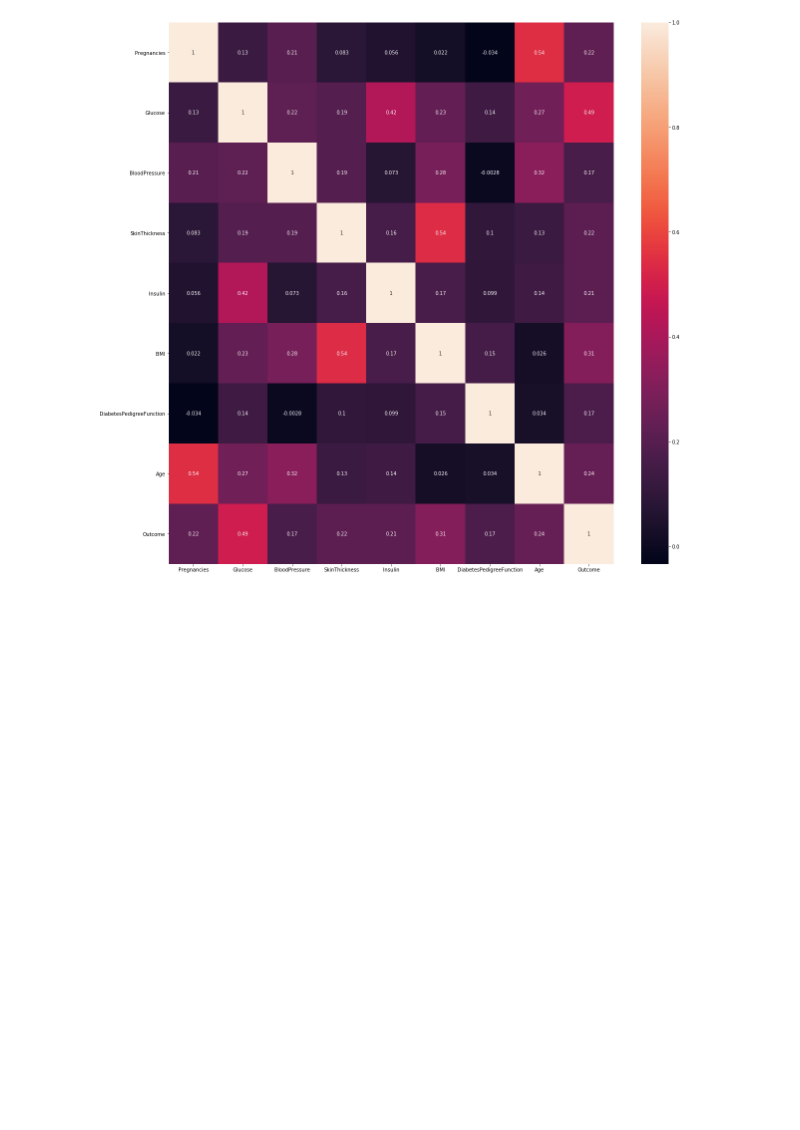
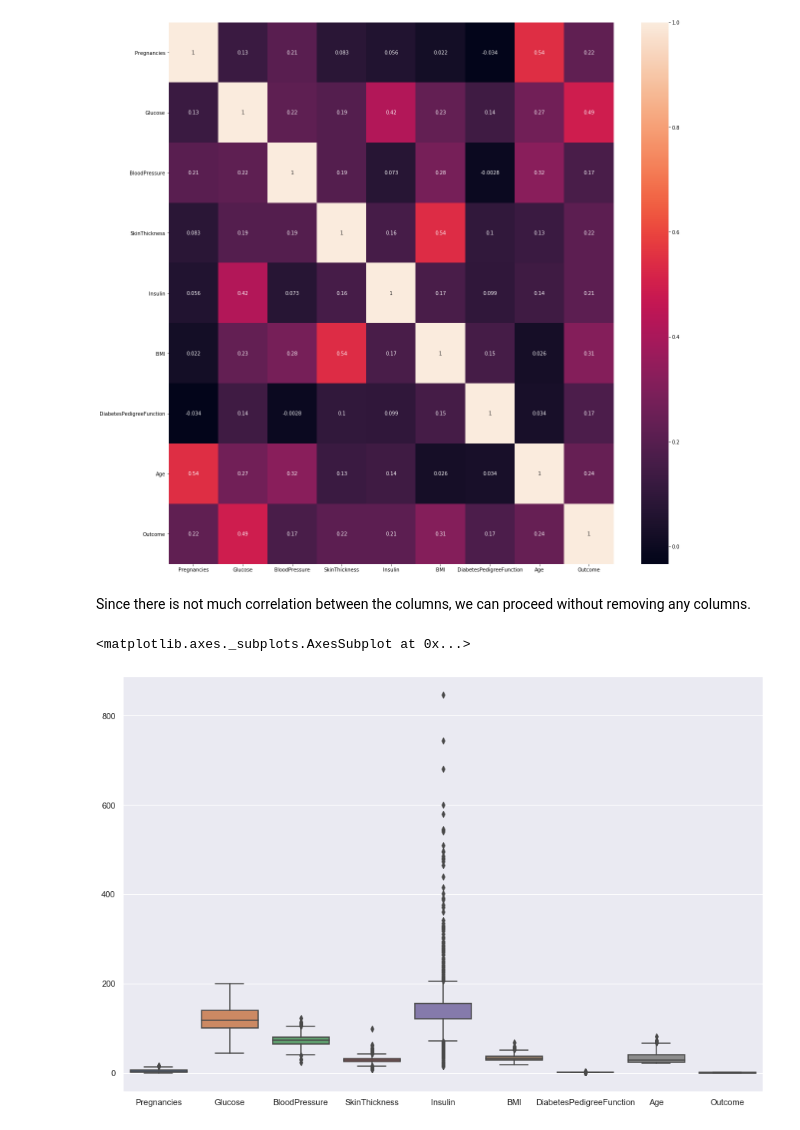
Before and after one commit to hiteshahuja23/Diabetes-Prediction, a Jupyter notebook: Model Building.ipynb, the cells around one changed output. Drawn from its saved outputs; the diff is of its cells as text; code cells hidden in the pictures; blank space fills up the shorter version.

```diff
--- a/Model Building.ipynb
+++ b/Model Building.ipynb
@@ -147,0 +146,11 @@ from sklearn.metrics import accuracy_score, confusion_matrix, roc_curve, roc_auc
+# %% [markdown]
+Since there is not much correlation between the columns, we can proceed without removing any columns.
+# %%
+#Let us check for outliers and remove them.
+
+sns.set()
+fig, ax = plt.subplots(figsize=(15,10))
+sns.boxplot(data=df_copy,ax=ax)
+# %% [output]
+<matplotlib.axes._subplots.AxesSubplot at 0x...>
+[figure, added]
```
Also changed, not shown: parts of 30 cells of this notebook, 3 other files.
